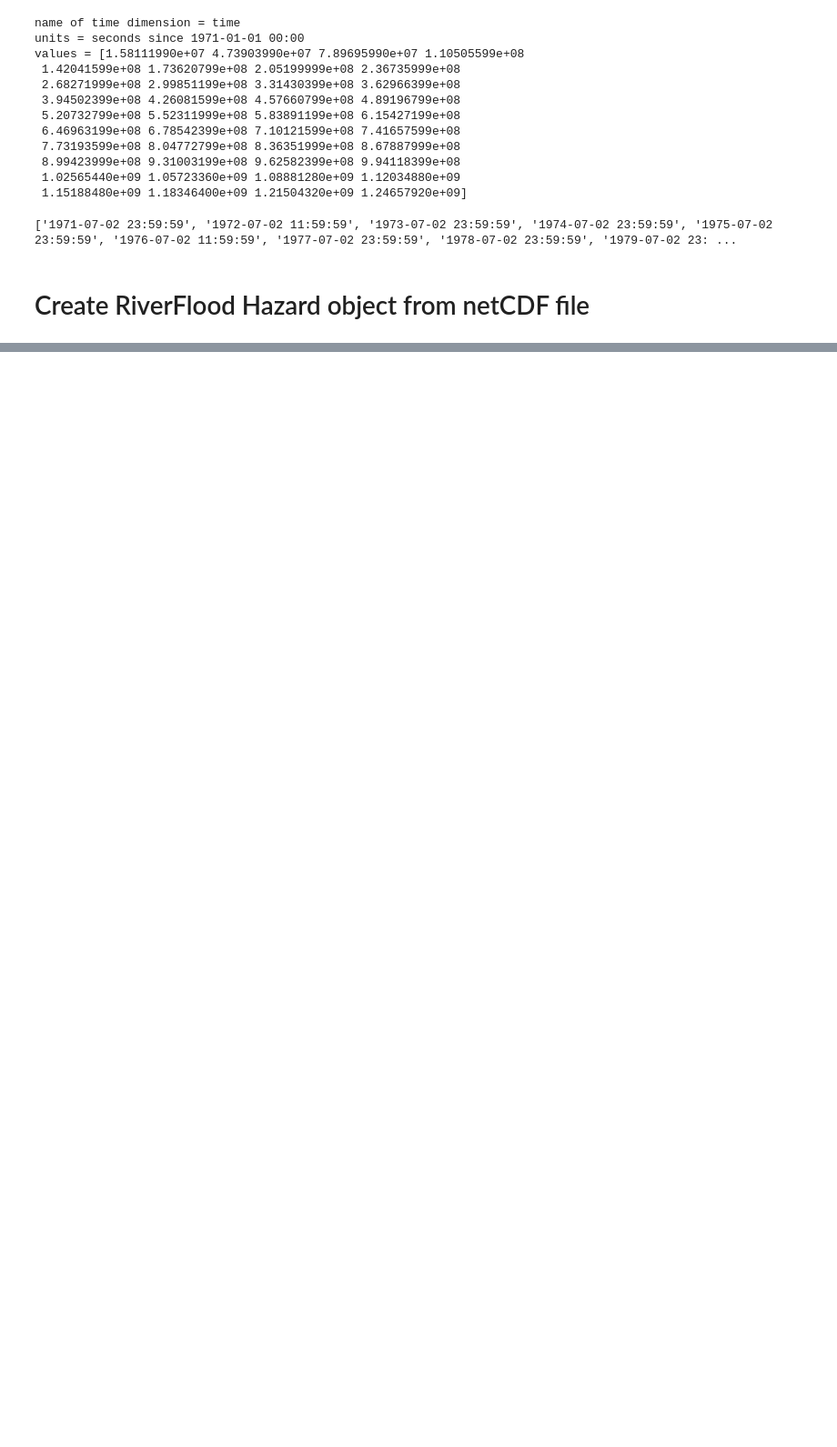
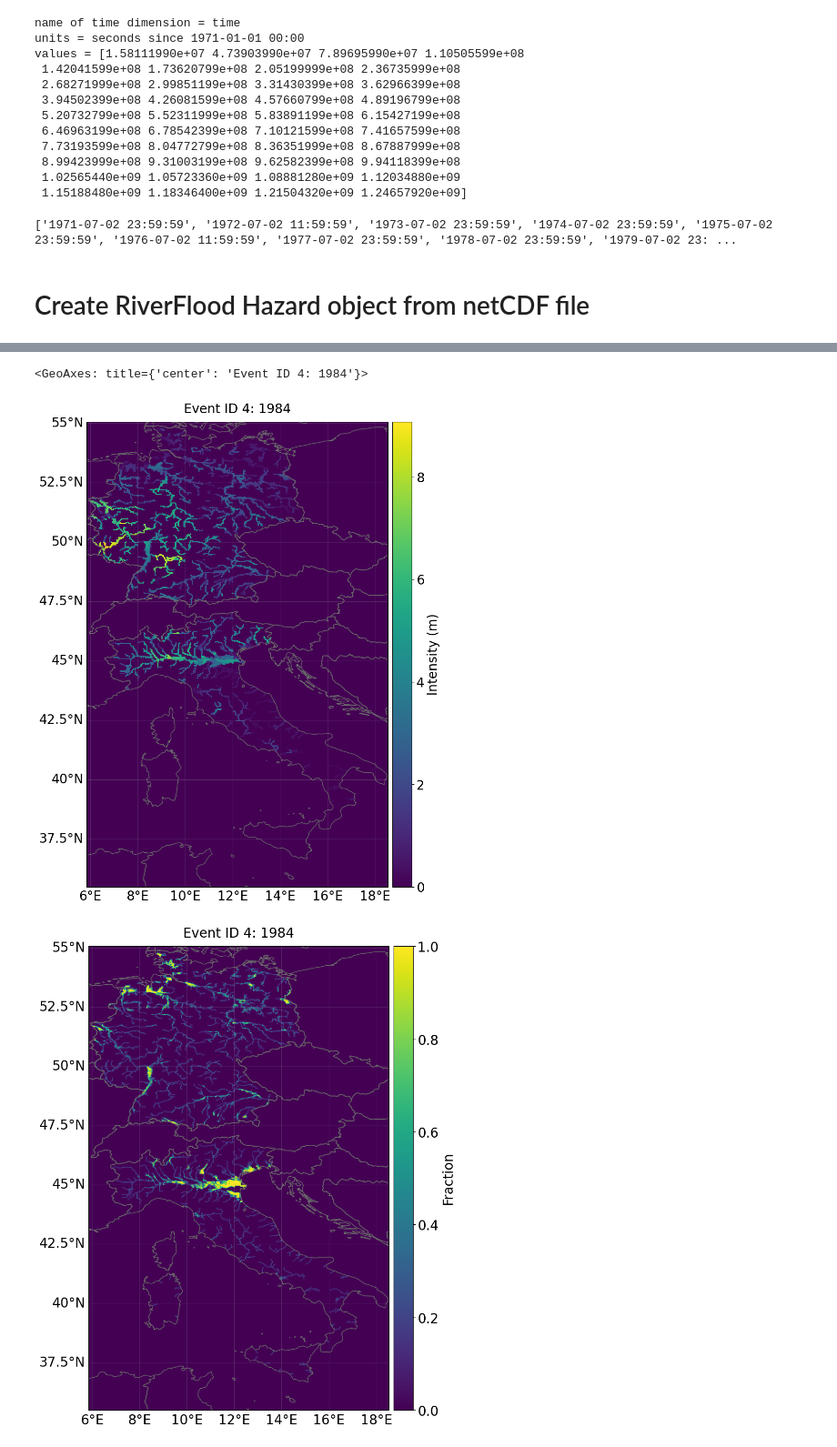
Before and after one commit to AGoussebaile/CLIMADA_Example, a Jupyter notebook: RiverFlood_World.ipynb, the cells around one changed output, grey strips where cells are left out. Shown at 91% size. Drawn from its saved outputs; the diff is of its cells as text; code cells hidden in the pictures; blank space fills up the shorter version.

```diff
--- a/RiverFlood_World.ipynb
+++ b/RiverFlood_World.ipynb
@@ -148,0 +153,10 @@ rf.plot_intensity(event=4, smooth = False)
+# %%
+# plotting intensity (Flood depth in m)
+# rf.plot_intensity(event=0, smooth = False) #max intensity
+rf.plot_intensity(event=4, smooth = False) #year-event 4, 1984 here
+# plotting fraction flooded
+rf.plot_fraction(event=4, smooth = False)
+# %% [output]
+<GeoAxes: title={'center': 'Event ID 4: 1984'}>
+[figure, added]
+[figure, added]
```
Also changed, not shown: parts of 12 cells of this notebook, 7 other files.
